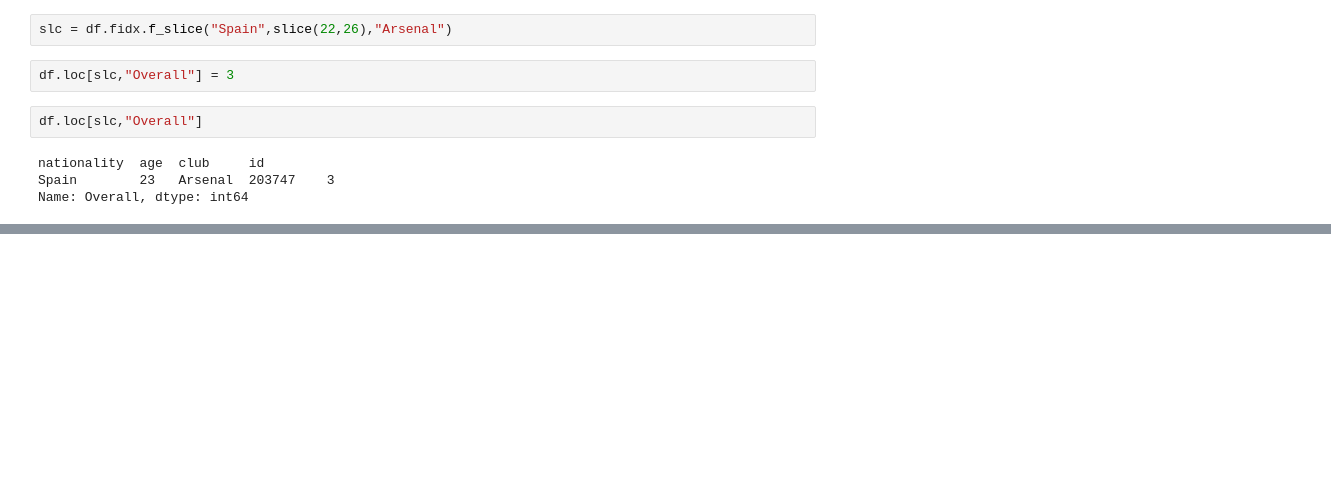
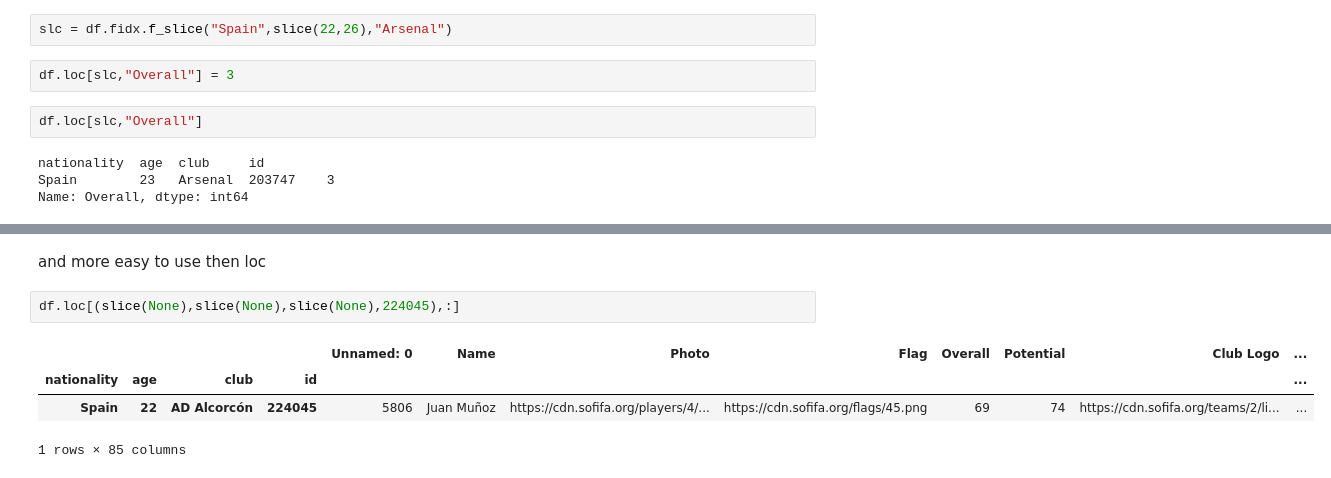
Before and after one commit to yonatanMedan/fastIndex, a Jupyter notebook: fast_index.ipynb, the cells around one changed output, grey strips where cells are left out. Saved outputs shown, nothing was run; the diff lists cells and outputs as text; blank space fills up the shorter version.

```diff
--- a/fast_index.ipynb
+++ b/fast_index.ipynb
@@ -434,0 +487,9 @@ Name: Overall, dtype: int64
+# %% [markdown]
+and more easy to use then loc
+# %%
+df.loc[(slice(None),slice(None),slice(None),224045),:]
+# %% [output]
+|  |  |  |  | Unnamed: 0 | Name | Photo | Flag | Overall | Potential | Club Logo | ... |
+| nationality | age | club | id |  |  |  |  |  |  |  | ... |
+| Spain | 22 | AD Alcorcón | 224045 | 5806 | Juan Muñoz | https://cdn.sofifa.org/players/4/... | https://cdn.sofifa.org/flags/45.png | 69 | 74 | https://cdn.sofifa.org/teams/2/li... | ... |
+1 rows × 85 columns
```
Also changed, not shown: parts of 5 cells of this notebook.
